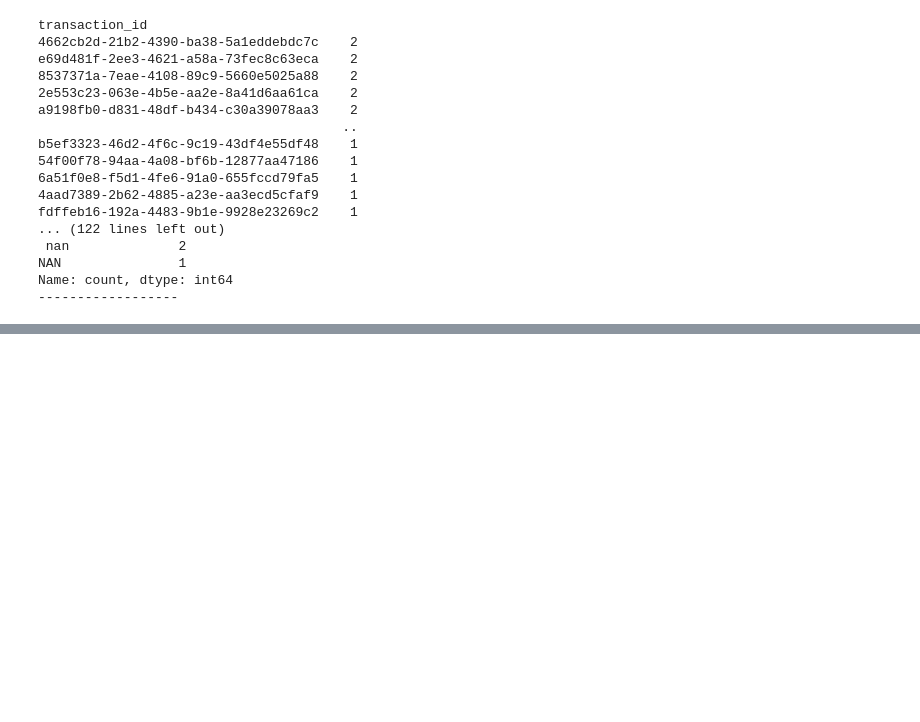
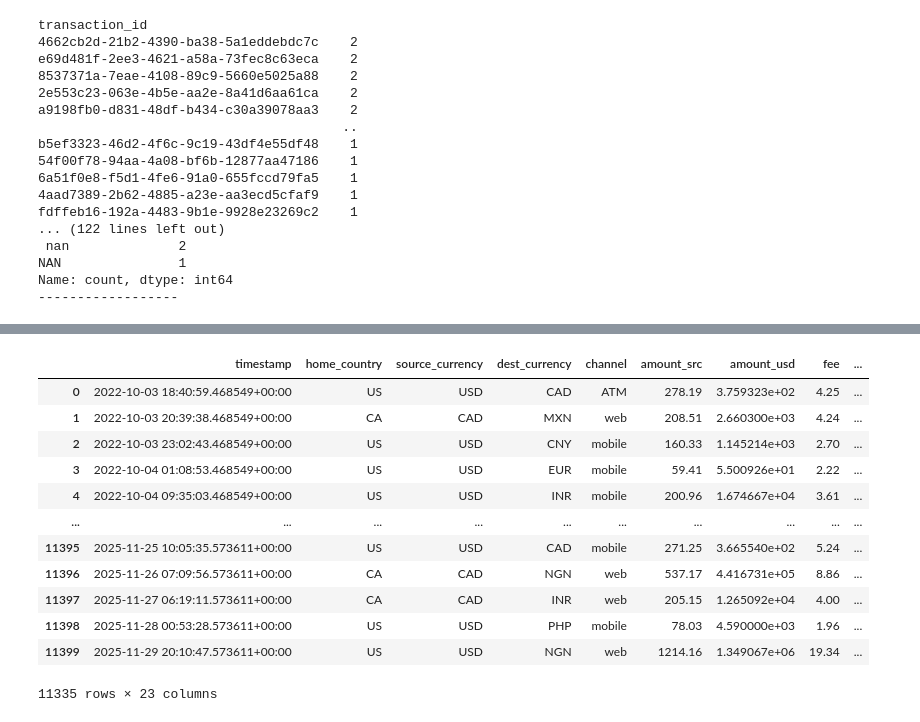
Before and after one commit to GideonGanah/FraudDetection, a Jupyter notebook: EDA.ipynb, the cells around one changed output, grey strips where cells are left out. Cells and saved outputs as stored; diff of their text form; code cells hidden in the pictures; blank space fills up the shorter version.

```diff
--- a/EDA.ipynb
+++ b/EDA.ipynb
@@ -152,0 +269,16 @@ Name: count, dtype: int64
+# %%
+data
+# %% [output]
+|  | timestamp | home_country | source_currency | dest_currency | channel | amount_src | amount_usd | fee | ... |
+| 0 | 2022-10-03 18:40:59.468549+00:00 | US | USD | CAD | ATM | 278.19 | 3.759323e+02 | 4.25 | ... |
+| 1 | 2022-10-03 20:39:38.468549+00:00 | CA | CAD | MXN | web | 208.51 | 2.660300e+03 | 4.24 | ... |
+| 2 | 2022-10-03 23:02:43.468549+00:00 | US | USD | CNY | mobile | 160.33 | 1.145214e+03 | 2.70 | ... |
+| 3 | 2022-10-04 01:08:53.468549+00:00 | US | USD | EUR | mobile | 59.41 | 5.500926e+01 | 2.22 | ... |
+| 4 | 2022-10-04 09:35:03.468549+00:00 | US | USD | INR | mobile | 200.96 | 1.674667e+04 | 3.61 | ... |
+| ... | ... | ... | ... | ... | ... | ... | ... | ... | ... |
+| 11395 | 2025-11-25 10:05:35.573611+00:00 | US | USD | CAD | mobile | 271.25 | 3.665540e+02 | 5.24 | ... |
+| 11396 | 2025-11-26 07:09:56.573611+00:00 | CA | CAD | NGN | web | 537.17 | 4.416731e+05 | 8.86 | ... |
+| 11397 | 2025-11-27 06:19:11.573611+00:00 | CA | CAD | INR | web | 205.15 | 1.265092e+04 | 4.00 | ... |
+| 11398 | 2025-11-28 00:53:28.573611+00:00 | US | USD | PHP | mobile | 78.03 | 4.590000e+03 | 1.96 | ... |
+| 11399 | 2025-11-29 20:10:47.573611+00:00 | US | USD | NGN | web | 1214.16 | 1.349067e+06 | 19.34 | ... |
+11335 rows × 23 columns
```
Also changed, not shown: parts of 36 cells of this notebook, 1 other file.
